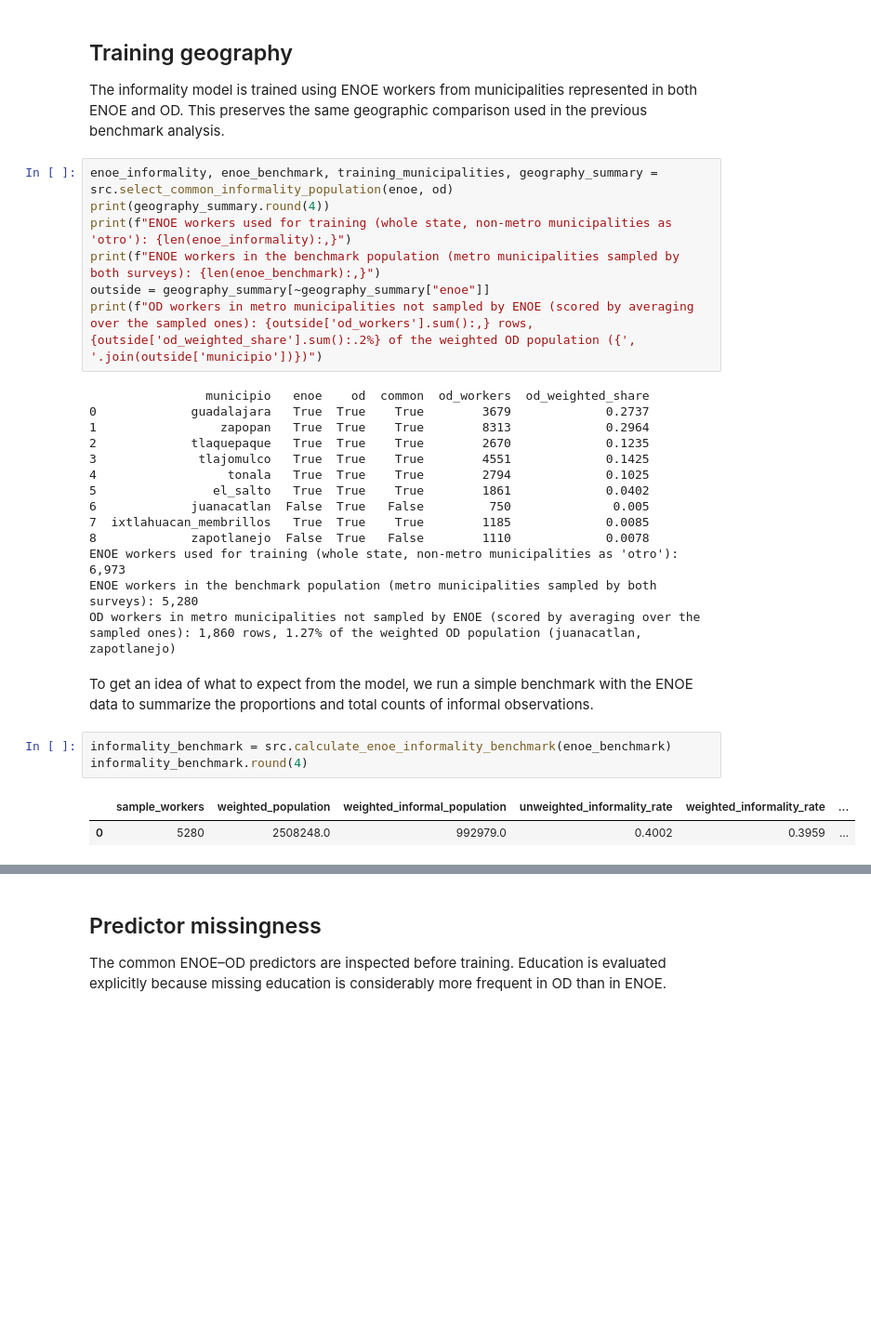
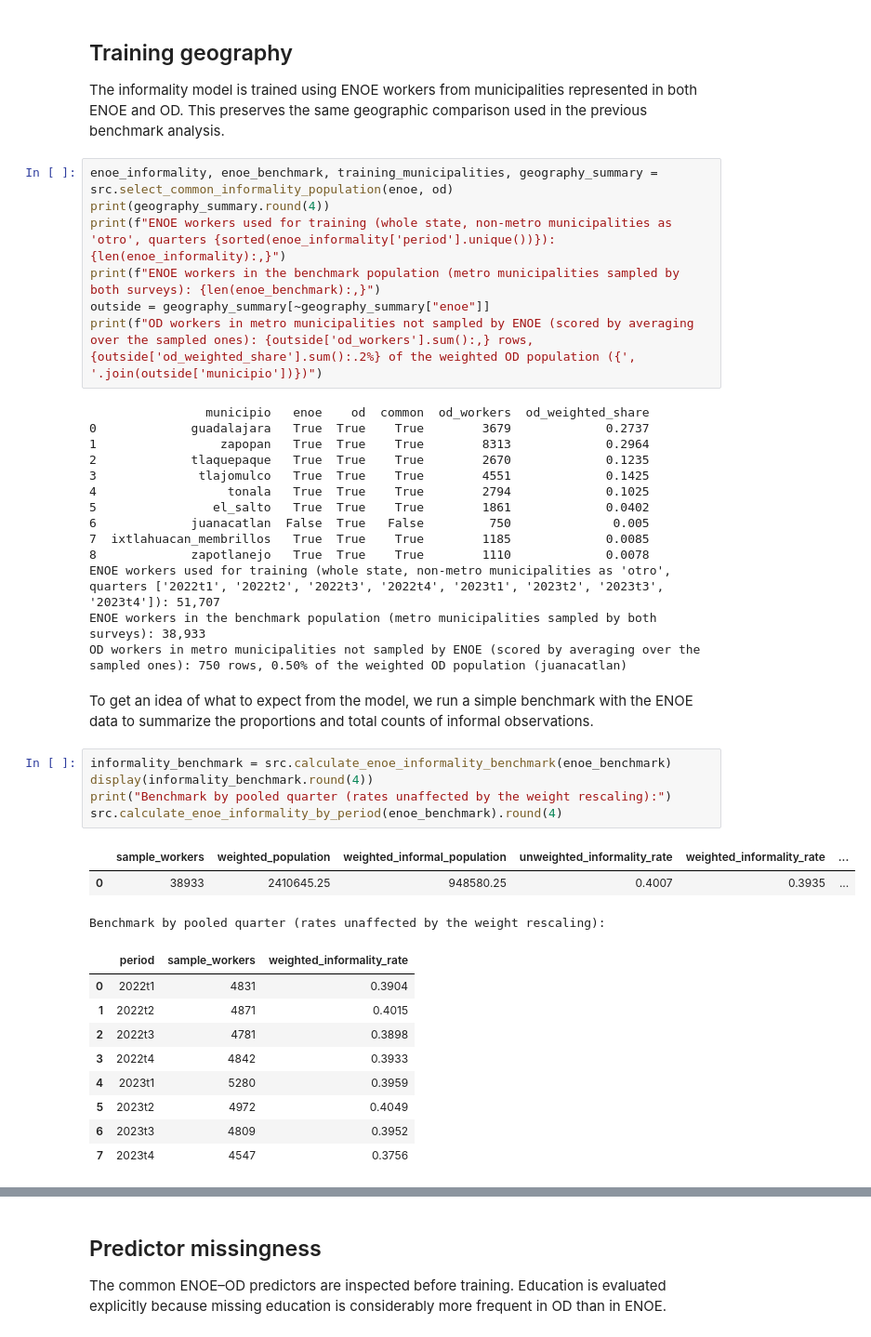
Before and after one commit to CentroFuturoCiudades/informal-jobs-model, a Jupyter notebook: notebooks/05_informality_model.ipynb, the cells around one changed output, grey strips where cells are left out. Shown at 93% size. Drawn from its saved outputs; the diff is of its cells as text; blank space fills up the shorter version.

Commit message:
4.1 Pool ENOE quarters 2022t1-2023t4; cross-quarter household key; per-quarter benchmark; regenerate outputs
Claude-Session: https://claude.ai/code/session_01KVDZtjsLhj3ewtdM7MH1ZV

```diff
--- a/notebooks/05_informality_model.ipynb
+++ b/notebooks/05_informality_model.ipynb
@@ -39,7 +39,7 @@ The informality model is trained using ENOE workers from municipalities represen
 # %%
 enoe_informality, enoe_benchmark, training_municipalities, geography_summary = src.select_common_informality_population(enoe, od)
 print(geography_summary.round(4))
-print(f"ENOE workers used for training (whole state, non-metro municipalities as 'otro'): {len(enoe_informality):,}")
+print(f"ENOE workers used for training (whole state, non-metro municipalities as 'otro', quarters {sorted(enoe_informality['period'].unique())}): {len(enoe_informality):,}")
 print(f"ENOE workers in the benchmark population (metro municipalities sampled by both surveys): {len(enoe_benchmark):,}")
 outside = geography_summary[~geography_summary["enoe"]]
 print(f"OD workers in metro municipalities not sampled by ENOE (scored by averaging over the sampled ones): {outside['od_workers'].sum():,} rows, {outside['od_weighted_share'].sum():.2%} of the weighted OD population ({', '.join(outside['municipio'])})")
@@ -53,18 +53,30 @@ print(f"OD workers in metro municipalities not sampled by ENOE (scored by averag
 5                el_salto   True  True    True        1861             0.0402
 6             juanacatlan  False  True   False         750              0.005
 7  ixtlahuacan_membrillos   True  True    True        1185             0.0085
-8             zapotlanejo  False  True   False        1110             0.0078
-ENOE workers used for training (whole state, non-metro municipalities as 'otro'): 6,973
-ENOE workers in the benchmark population (metro municipalities sampled by both surveys): 5,280
-OD workers in metro municipalities not sampled by ENOE (scored by averaging over the sampled ones): 1,860 rows, 1.27% of the weighted OD population (juanacatlan, zapotlanejo)
+8             zapotlanejo   True  True    True        1110             0.0078
+ENOE workers used for training (whole state, non-metro municipalities as 'otro', quarters ['2022t1', '2022t2', '2022t3', '2022t4', '2023t1', '2023t2', '2023t3', '2023t4']): 51,707
+ENOE workers in the benchmark population (metro municipalities sampled by both surveys): 38,933
+OD workers in metro municipalities not sampled by ENOE (scored by averaging over the sampled ones): 750 rows, 0.50% of the weighted OD population (juanacatlan)
 # %% [markdown]
 To get an idea of what to expect from the model, we run a simple benchmark with the ENOE data to summarize the proportions and total counts of informal observations.
 # %%
 informality_benchmark = src.calculate_enoe_informality_benchmark(enoe_benchmark)
-informality_benchmark.round(4)
+display(informality_benchmark.round(4))
+print("Benchmark by pooled quarter (rates unaffected by the weight rescaling):")
+src.calculate_enoe_informality_by_period(enoe_benchmark).round(4)
 # %% [output]
 |  | sample_workers | weighted_population | weighted_informal_population | unweighted_informality_rate | weighted_informality_rate | ... |
-| 0 | 5280 | 2508248.0 | 992979.0 | 0.4002 | 0.3959 | ... |
+| 0 | 38933 | 2410645.25 | 948580.25 | 0.4007 | 0.3935 | ... |
+Benchmark by pooled quarter (rates unaffected by the weight rescaling):
+|  | period | sample_workers | weighted_informality_rate |
+| 0 | 2022t1 | 4831 | 0.3904 |
+| 1 | 2022t2 | 4871 | 0.4015 |
+| 2 | 2022t3 | 4781 | 0.3898 |
+| 3 | 2022t4 | 4842 | 0.3933 |
+| 4 | 2023t1 | 5280 | 0.3959 |
+| 5 | 2023t2 | 4972 | 0.4049 |
+| 6 | 2023t3 | 4809 | 0.3952 |
+| 7 | 2023t4 | 4547 | 0.3756 |
 # %%
 from IPython.display import Markdown
 b = informality_benchmark.iloc[0]
```
Also changed, not shown: parts of 41 cells of this notebook, 32 other files.
